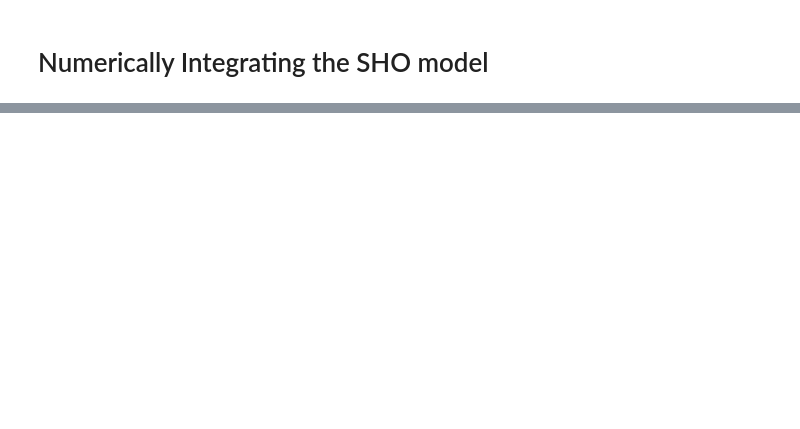
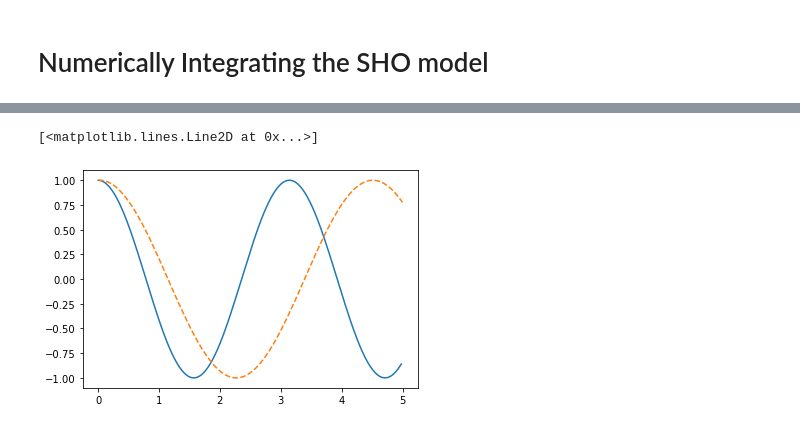
Before and after one commit to dannycab/phy415msu, a Jupyter notebook: MMIPbook/_build/jupyter_execute/content/1_modeling/SHO-numerical.ipynb, the cells around one changed output, grey strips where cells are left out. Saved outputs shown, nothing was run; the diff lists cells and outputs as text; code cells hidden in the pictures; blank space fills up the shorter version.

```diff
--- a/MMIPbook/_build/jupyter_execute/content/1_modeling/SHO-numerical.ipynb
+++ b/MMIPbook/_build/jupyter_execute/content/1_modeling/SHO-numerical.ipynb
@@ -35,0 +149,17 @@ plt.plot(t,x)
+# %%
+xVals3 = np.zeros(N)
+uVals3 = np.zeros(N)
+
+xVals3[0] = x0
+uVals3[0] = v0
+
+for i in steps:
+
+    xVals3[i+1] = xVals3[i] - omega*uVals3[i]*deltaT
+    uVals3[i+1] = uVals3[i] + xVals3[i+1]*deltaT
+
+plt.plot(t, x)
+plt.plot(time, xVals3, '--')
+# %% [output]
+[<matplotlib.lines.Line2D at 0x...>]
+[figure, added]
```
Also changed, not shown: parts of 12 cells of this notebook, 37 other files.
